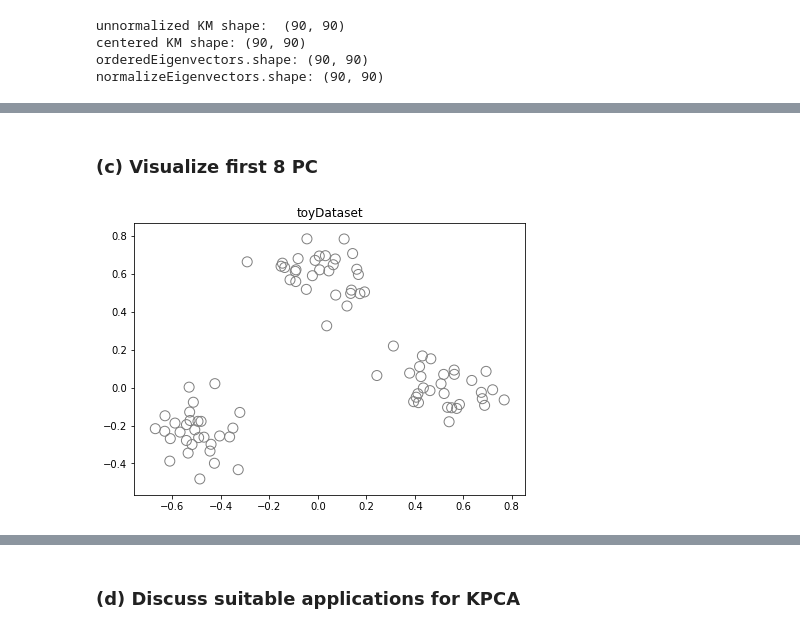
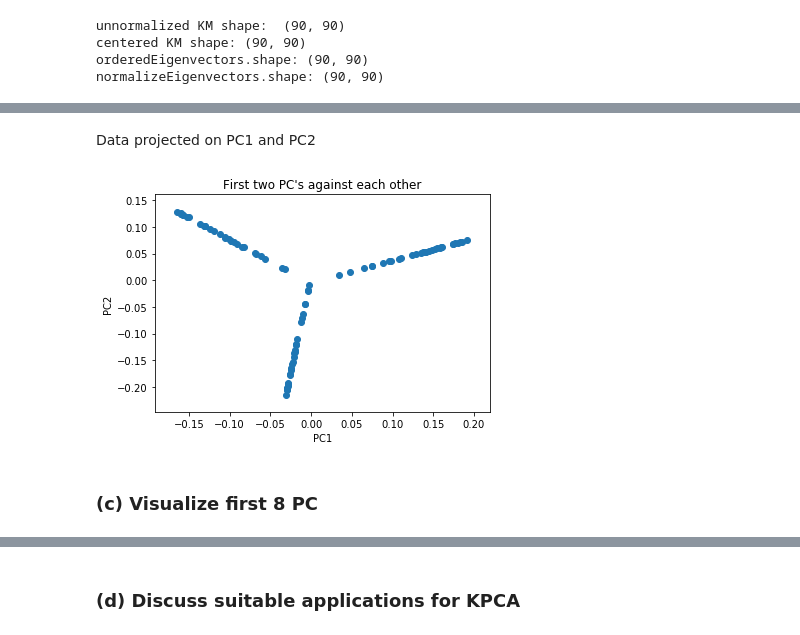
Before and after one commit to davidmunkacsi93/machine-intelligence, a Jupyter notebook: 04_Kernel_PCA/Assignment4.ipynb, the cells around one changed output, grey strips where cells are left out. Drawn from its saved outputs; the diff is of its cells as text; code cells hidden in the pictures.

```diff
--- a/04_Kernel_PCA/Assignment4.ipynb
+++ b/04_Kernel_PCA/Assignment4.ipynb
@@ -88,11 +106,13 @@ normalizeEigenvectors.shape: (90, 90)
+# %% [markdown]
+Data projected on PC1 and PC2
+# %%
+plt.figure()
+plt.scatter(orderedEigenvectors[:,0], orderedEigenvectors[:,1])
+plt.xlabel("PC1")
+plt.ylabel("PC2")
+plt.title("First two PC's against each other")
+plt.show()
+# %% [output]
+[figure, added]
 # %% [markdown]
 ### (c) Visualize first 8 PC
-# %%
-
-# Plotting the toy data
-plt.figure(figsize=(7,5))
-plt.scatter(toyDataset[:,0], toyDataset[:,1], facecolors='none', edgecolor='gray', s=100)
-plt.title("toyDataset")
-plt.show()
-# %% [output]
-[figure, removed]
```
Also changed, not shown: parts of 8 cells of this notebook.
